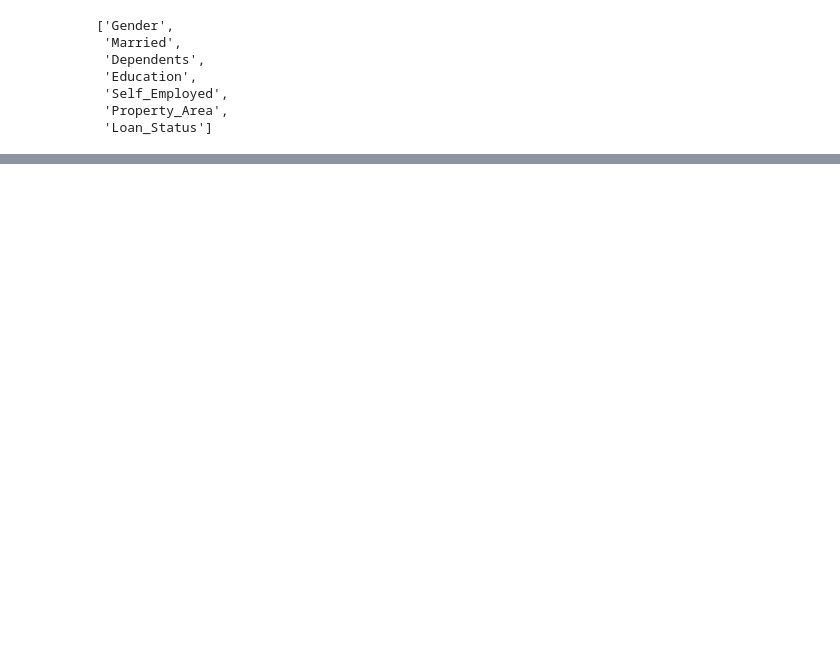
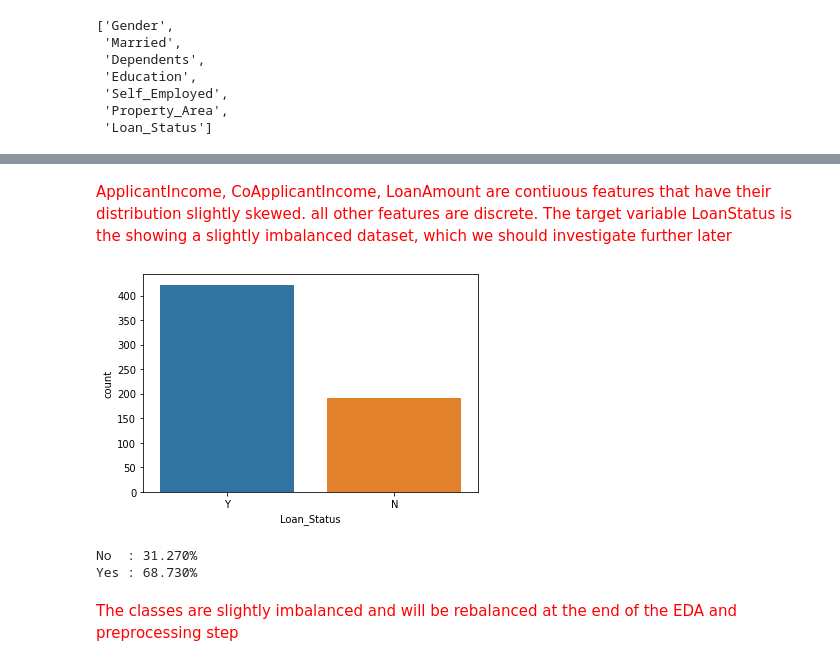
Before and after one commit to zobekenobe/DT-Evaluation-Project, a Jupyter notebook: Project 6.ipynb, the cells around one changed output, grey strips where cells are left out. Drawn from its saved outputs; the diff is of its cells as text; code cells hidden in the pictures; blank space fills up the shorter version.

```diff
--- a/Project 6.ipynb
+++ b/Project 6.ipynb
@@ -199,0 +218,16 @@ AttributeError: 'numpy.ndarray' object has no attribute 'lower'
+# %% [markdown]
+<font color = red>ApplicantIncome, CoApplicantIncome, LoanAmount are contiuous features that have their distribution slightly skewed. all other features are discrete. The target variable LoanStatus is the showing a slightly imbalanced dataset, which we should investigate further later</font>
+# %%
+# Visualizing the LoanStatus for the distribution of the two classes in the dataset
+sns.countplot(df['Loan_Status'])
+plt.show()
+# %% [output]
+[figure, added]
+# %%
+print(f"No  : {df['Loan_Status'].value_counts()[1]/len(df)*100:0.3f}%")
+print(f"Yes : {df['Loan_Status'].value_counts()[0]/len(df)*100:0.3f}%")
+# %% [output]
+No  : 31.270%
+Yes : 68.730%
+# %% [markdown]
+<font color = red>The classes are slightly imbalanced and will be rebalanced at the end of the EDA and preprocessing step </font>
```
Also changed, not shown: parts of 17 cells of this notebook.
